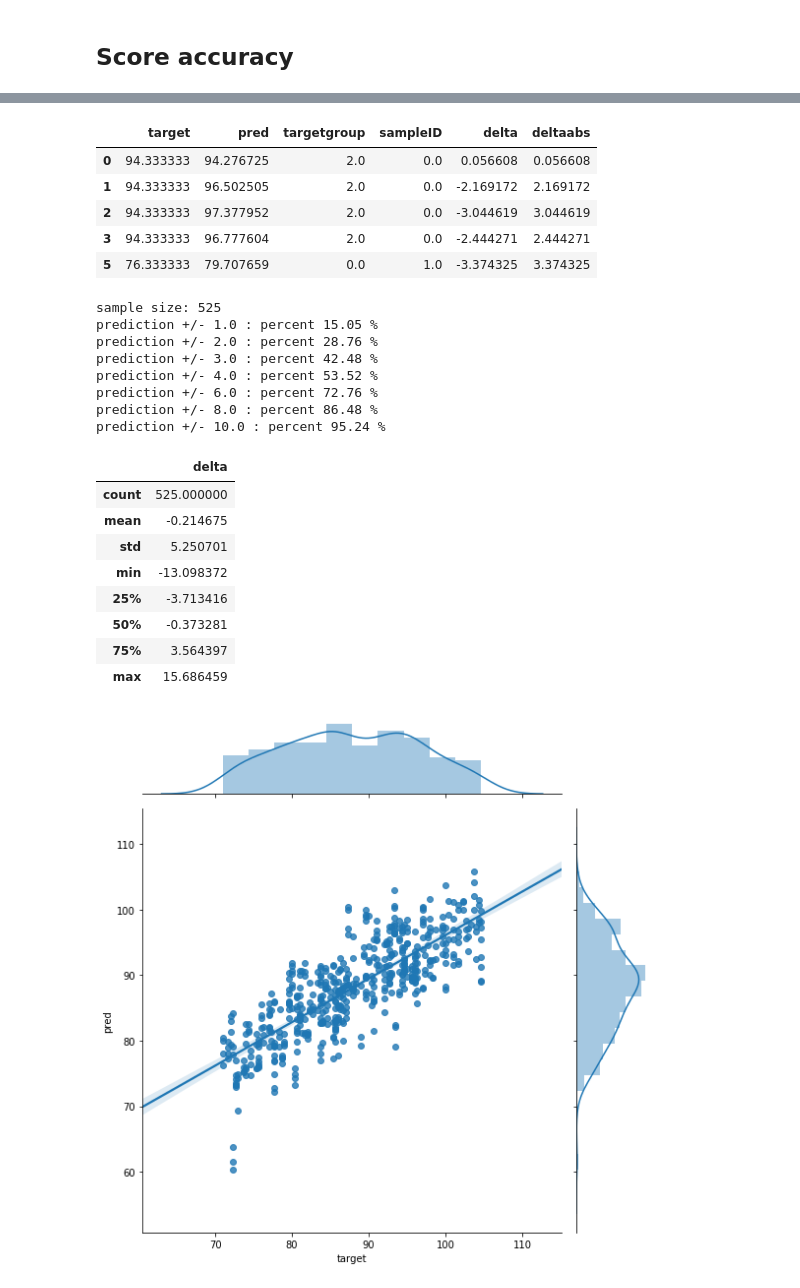
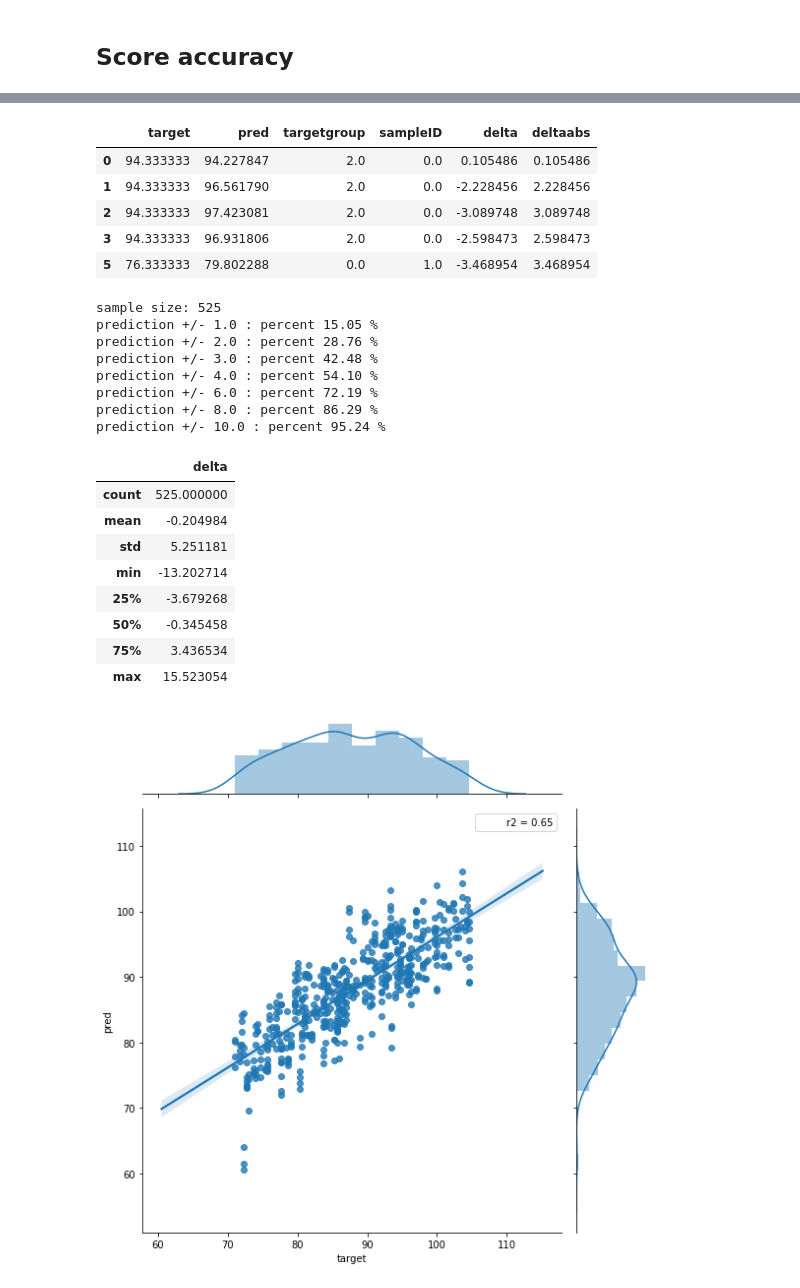
Before and after one commit to rudloffl/article-peas-nirs, a Jupyter notebook: notebooks/B2 - regression 2nd d.ipynb, the cells around one changed output, grey strips where cells are left out. Cells and saved outputs as stored; diff of their text form; code cells hidden in the pictures.

```diff
--- a/notebooks/B2 - regression 2nd d.ipynb
+++ b/notebooks/B2 - regression 2nd d.ipynb
@@ -234,7 +234,7 @@ class Savgol(BaseEstimator, TransformerMixin):
         toreturn = df.apply(lambda x:savgol_filter(x, window_length=self.window_length, polyorder=self.polyorder, deriv=self.deriv), axis=1)
         return pd.DataFrame(np.array(toreturn.tolist()).reshape(-1, len(colnames)), columns=colnames)
 
-params={'window_length':5, 'polyorder':2, 'deriv':0}
+params={'window_length':5, 'polyorder':2, 'deriv':2}
 savgol = Savgol(**params)
 savgol.fit_transform(spectra).shape
 # %% [output]
@@ -340,7 +346,7 @@ def objective(params):
 
 space = {
     'alpha': hp.loguniform('alpha', -6, 2),
-    'l1_ratio': hp.loguniform('l1_ratio',-3, 0),
+    'l1_ratio': hp.uniform('l1_ratio',0, 1),
     #'window_length': hp.choice('window_length',[3, 5, 7, 9, 11]),
 }
 
@@ -425,11 +471,11 @@ df['deltaabs'] = np.abs(df['delta'])
 df.head()
 # %% [output]
 |  | target | pred | targetgroup | sampleID | delta | deltaabs |
-| 0 | 94.333333 | 94.276725 | 2.0 | 0.0 | 0.056608 | 0.056608 |
-| 1 | 94.333333 | 96.502505 | 2.0 | 0.0 | -2.169172 | 2.169172 |
-| 2 | 94.333333 | 97.377952 | 2.0 | 0.0 | -3.044619 | 3.044619 |
-| 3 | 94.333333 | 96.777604 | 2.0 | 0.0 | -2.444271 | 2.444271 |
-| 5 | 76.333333 | 79.707659 | 0.0 | 1.0 | -3.374325 | 3.374325 |
+| 0 | 94.333333 | 94.227847 | 2.0 | 0.0 | 0.105486 | 0.105486 |
+| 1 | 94.333333 | 96.561790 | 2.0 | 0.0 | -2.228456 | 2.228456 |
+| 2 | 94.333333 | 97.423081 | 2.0 | 0.0 | -3.089748 | 3.089748 |
+| 3 | 94.333333 | 96.931806 | 2.0 | 0.0 | -2.598473 | 2.598473 |
+| 5 | 76.333333 | 79.802288 | 0.0 | 1.0 | -3.468954 | 3.468954 |
 # %%
 samplesize = df.shape[0]
 print('sample size:', samplesize)
@@ -443,30 +489,32 @@ sample size: 525
 prediction +/- 1.0 : percent 15.05 %
 prediction +/- 2.0 : percent 28.76 %
 prediction +/- 3.0 : percent 42.48 %
-prediction +/- 4.0 : percent 53.52 %
-prediction +/- 6.0 : percent 72.76 %
-prediction +/- 8.0 : percent 86.48 %
+prediction +/- 4.0 : percent 54.10 %
+prediction +/- 6.0 : percent 72.19 %
+prediction +/- 8.0 : percent 86.29 %
 prediction +/- 10.0 : percent 95.24 %
 # %%
 df[['delta']].describe()
 # %% [output]
 |  | delta |
 | count | 525.000000 |
-| mean | -0.214675 |
-| std | 5.250701 |
-| min | -13.098372 |
-| 25% | -3.713416 |
-| 50% | -0.373281 |
-| 75% | 3.564397 |
-| max | 15.686459 |
+| mean | -0.204984 |
+| std | 5.251181 |
+| min | -13.202714 |
+| 25% | -3.679268 |
+| 50% | -0.345458 |
+| 75% | 3.436534 |
+| max | 15.523054 |
 # %%
 import seaborn as sns
 # %%
-
-sns.jointplot(x='target', y='pred', data=df, kind='reg', size=8, stat_func=None)
+from scipy import stats
+def r2(x, y):
+    return stats.pearsonr(x, y)[0] ** 2
+sns.jointplot(x='target', y='pred', data=df, kind='reg', height=8, stat_func=r2)
 plt.show()
 # %% [output]
-[figure, old version]
+[figure, new version]
 # %%
 sns.lmplot(x='target',
            y='pred',
```
Also changed, not shown: parts of 16 cells of this notebook, 2 other files.
